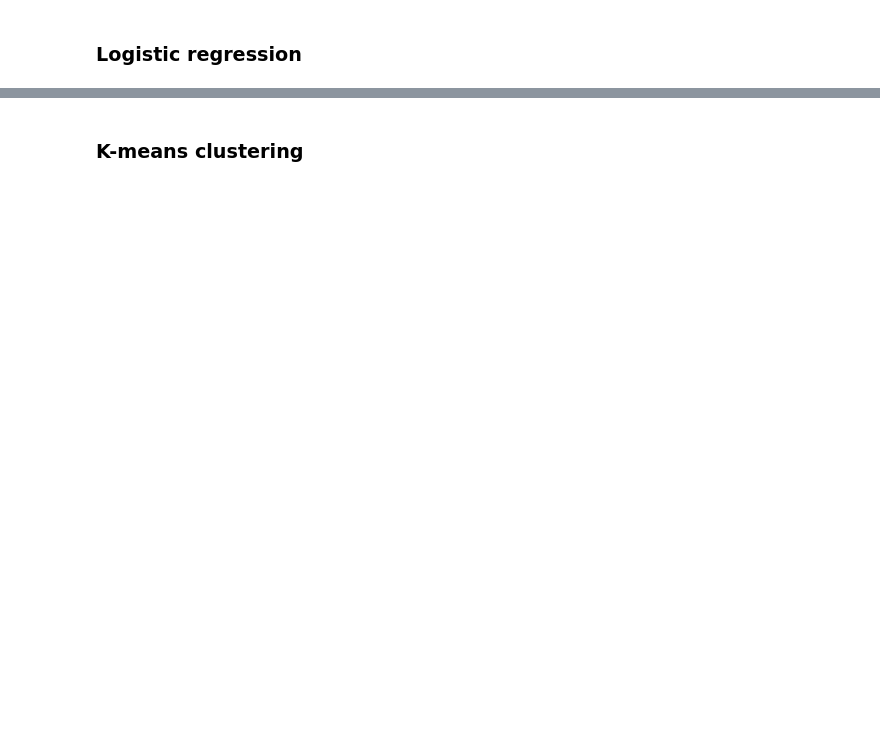
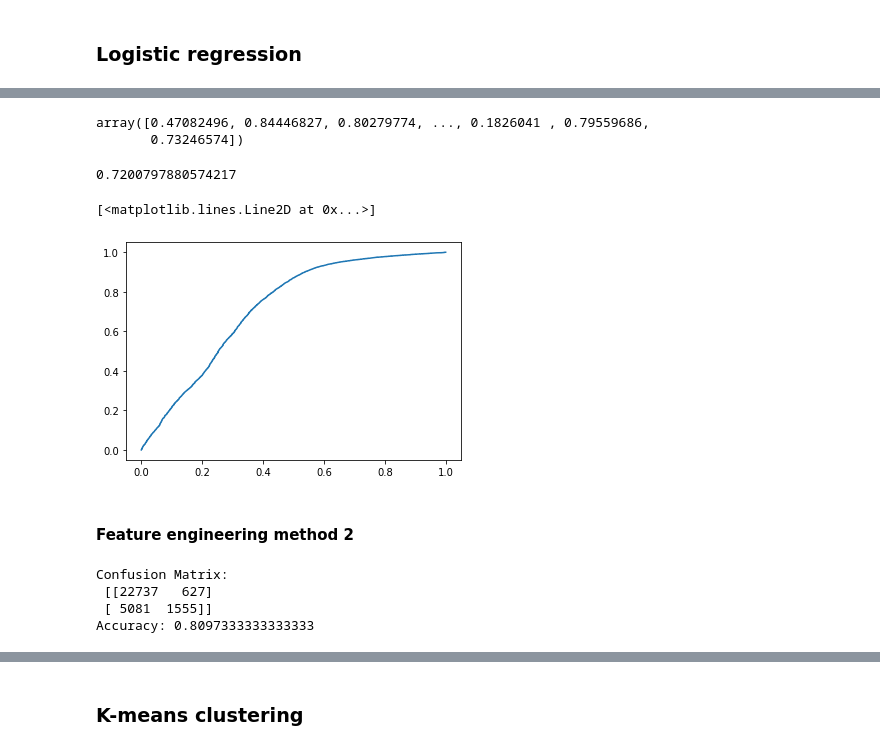
Before and after one commit to gerald-liu/credit-card-default-prediction, a Jupyter notebook: notebook.ipynb, the cells around one changed output, grey strips where cells are left out. Cells and saved outputs as stored; diff of their text form; code cells hidden in the pictures; blank space fills up the shorter version.

```diff
--- a/notebook.ipynb
+++ b/notebook.ipynb
@@ -386,0 +701,3 @@ DTM2_best = joblib.load('models/DTM2_best.joblib')
+# %%
+# change target column to array
+y3_act = y3.values.ravel()
@@ -386,0 +720,2 @@ DTM2_best = joblib.load('models/DTM2_best.joblib')
+# %%
+lr1 = joblib.load('models/Logistic1.joblib')
@@ -561,0 +1052,20 @@ print(classification_report(y, lr_pred))
+# %%
+lr1_proba = cross_val_predict(lr1, X3, y3_act, cv=10, method='predict_proba')
+lr1_proba = lr1_proba[:,0]
+lr1_proba
+# %% [output]
+array([0.47082496, 0.84446827, 0.80279774, ..., 0.1826041 , 0.79559686,
+       0.73246574])
+# %%
+fpr, tpr, thresholds = roc_curve(y3_act,lr1_proba,pos_label=0)
+# %%
+auc(fpr, tpr)
+# %% [output]
+0.7200797880574217
+# %%
+plt.plot(fpr,tpr)
+# %% [output]
+[<matplotlib.lines.Line2D at 0x...>]
+[figure, added]
+# %% [markdown]
+#### Feature engineering method 2
@@ -561,0 +1075,9 @@ print(classification_report(y, lr_pred))
+# %%
+# Confusion matrix
+print("Confusion Matrix:", '\n',confusion_matrix(y4_act, lr2_pred))
+print("Accuracy:",accuracy_score(y4_act, lr2_pred, normalize=True, sample_weight=None))
+# %% [output]
+Confusion Matrix:
+ [[22737   627]
+ [ 5081  1555]]
+Accuracy: 0.8097333333333333
```
Also changed, not shown: parts of 118 cells of this notebook.
